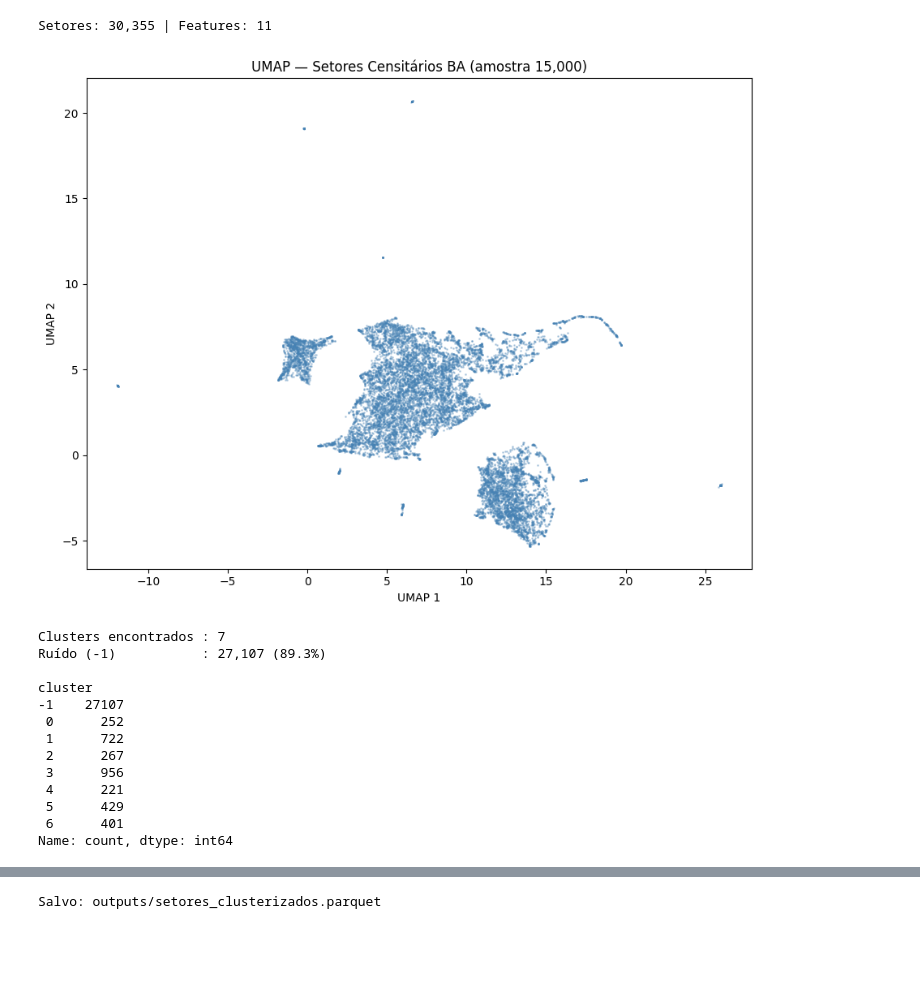
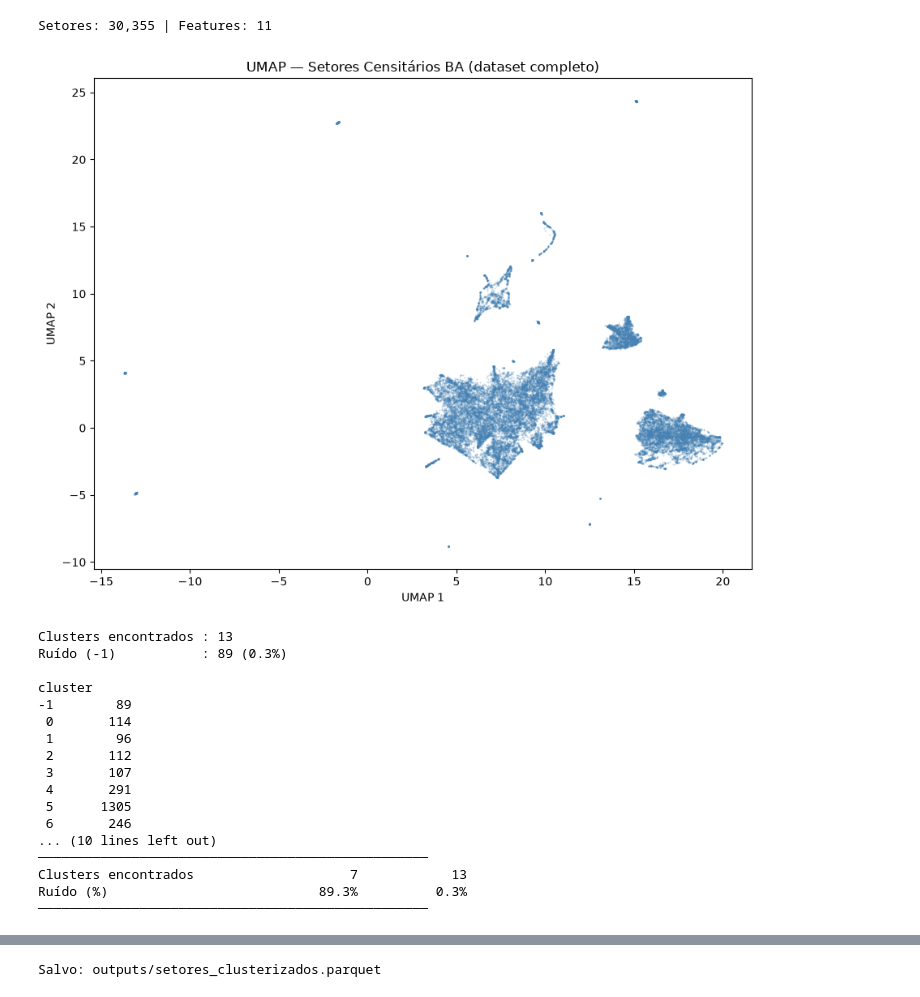
Before and after one commit to wesleiferreira98/trabalho-topicos-4, a Jupyter notebook: notebooks/05_modelagem.ipynb, the cells around one changed output, grey strips where cells are left out. Drawn from its saved outputs; the diff is of its cells as text; code cells hidden in the pictures; blank space fills up the shorter version.

```diff
--- a/notebooks/05_modelagem.ipynb
+++ b/notebooks/05_modelagem.ipynb
@@ -33,43 +40,37 @@ print(f'Setores: {len(df):,} | Features: {X.shape[1]}')
 # %% [output]
 Setores: 30,355 | Features: 11
 # %%
-# UMAP — apenas visualização, amostra de 15k para não travar
-UMAP_SAMPLE = 15_000
-rng = np.random.default_rng(42)
-idx_sample = rng.choice(len(df), size=min(UMAP_SAMPLE, len(df)), replace=False)
-idx_sample.sort()
-
-reducer = umap.UMAP(n_components=2, n_neighbors=15, min_dist=0.1, n_epochs=200, random_state=42)
-embedding_sample = reducer.fit_transform(X[idx_sample])
-
-df['umap_x'] = np.nan
-df['umap_y'] = np.nan
-df.iloc[idx_sample, df.columns.get_loc('umap_x')] = embedding_sample[:, 0]
-df.iloc[idx_sample, df.columns.get_loc('umap_y')] = embedding_sample[:, 1]
-
-df_umap = df.iloc[idx_sample].copy()
+# UMAP no dataset COMPLETO (não só 15k) — usado para clustering e visualização
+reducer = umap.UMAP(
+    n_components=2,
+    n_neighbors=30,   # vizinhança maior preserva estrutura global
+    min_dist=0.0,     # pontos próximos ficam mais compactos → melhor para HDBSCAN
+    random_state=42
+)
+X_umap = reducer.fit_transform(X)
+df['umap_x'] = X_umap[:, 0]
+df['umap_y'] = X_umap[:, 1]
 
 plt.figure(figsize=(9, 7))
-plt.scatter(df_umap['umap_x'], df_umap['umap_y'], s=1, alpha=0.3, c='steelblue')
-plt.title(f'UMAP — Setores Censitários BA (amostra {UMAP_SAMPLE:,})')
+plt.scatter(df['umap_x'], df['umap_y'], s=0.5, alpha=0.2, c='steelblue')
+plt.title('UMAP — Setores Censitários BA (dataset completo)')
 plt.xlabel('UMAP 1')
 plt.ylabel('UMAP 2')
 plt.tight_layout()
 plt.savefig(OUTPUT_DIR / 'figures/umap_setores.png', dpi=150)
 plt.show()
 # %% [output]
-[figure, old version]
+[figure, new version]
 # %%
-# HDBSCAN sobre as features originais
-# min_cluster_size escalado para 30k setores (~0.6% do total)
+# HDBSCAN no espaço 2D do UMAP
 clusterer = hdbscan.HDBSCAN(
-    min_cluster_size=200,
+    min_cluster_size=50,
     min_samples=3,
     metric='euclidean',
     cluster_selection_method='eom',
     prediction_data=True
 )
-labels = clusterer.fit_predict(X)
+labels = clusterer.fit_predict(X_umap)
 df['cluster'] = labels
 
 n_clusters = len(set(labels)) - (1 if -1 in labels else 0)
@@ -78,20 +79,38 @@ print(f'Clusters encontrados : {n_clusters}')
 print(f'Ruído (-1)           : {n_noise:,} ({n_noise/len(df)*100:.1f}%)')
 print()
 print(df['cluster'].value_counts().sort_index())
+
+# Comparativo 11D vs UMAP para justificar a escolha
+print()
+print('─' * 50)
+cl_11d = hdbscan.HDBSCAN(min_cluster_size=200, min_samples=3,
+                          cluster_selection_method='eom')
+labs_11d = cl_11d.fit_predict(X)
+n_11d = len(set(labs_11d)) - (1 if -1 in labs_11d else 0)
+r_11d = (labs_11d == -1).mean() * 100
+print(f'{"":30} {"11D direto":>10} {"UMAP→HDBSCAN":>13}')
+print('─' * 50)
+print(f'{"Clusters encontrados":30} {n_11d:>10} {n_clusters:>13}')
+print(f'{"Ruído (%)":30} {r_11d:>9.1f}% {n_noise/len(df)*100:>12.1f}%')
+print('─' * 50)
 # %% [output]
-Clusters encontrados : 7
-Ruído (-1)           : 27,107 (89.3%)
+Clusters encontrados : 13
+Ruído (-1)           : 89 (0.3%)
 
 cluster
--1    27107
- 0      252
- 1      722
- 2      267
- 3      956
- 4      221
- 5      429
- 6      401
-Name: count, dtype: int64
+-1        89
+ 0       114
+ 1        96
+ 2       112
+ 3       107
+ 4       291
+ 5      1305
+ 6       246
+... (10 lines left out)
+──────────────────────────────────────────────────
+Clusters encontrados                    7            13
+Ruído (%)                           89.3%          0.3%
+──────────────────────────────────────────────────
 # %%
 # Single Linkage Tree — vary_line_width=False evita RecursionError em datasets grandes
 fig, ax = plt.subplots(figsize=(14, 5))
```
Also changed, not shown: parts of 9 cells of this notebook, 4 other files.
